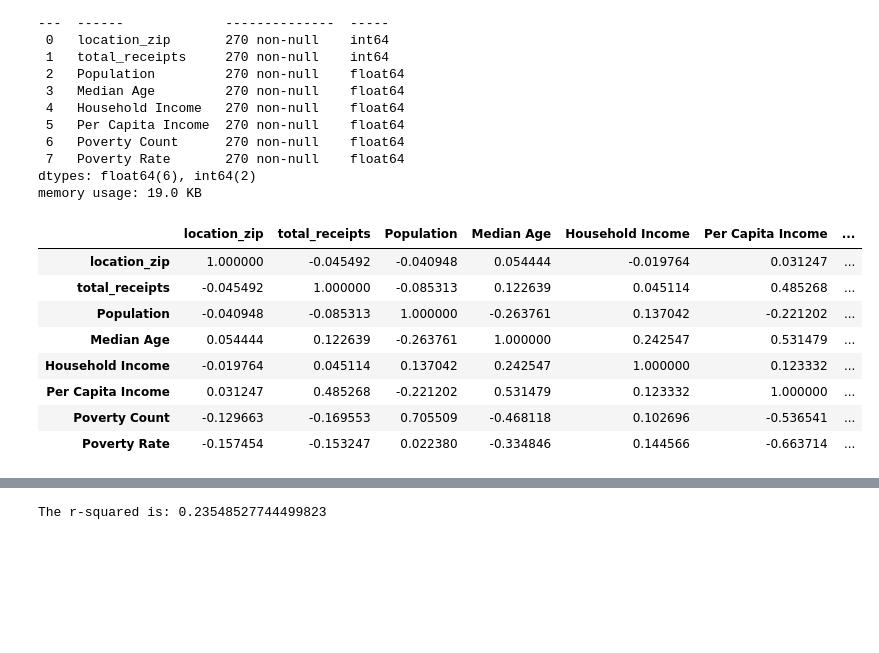
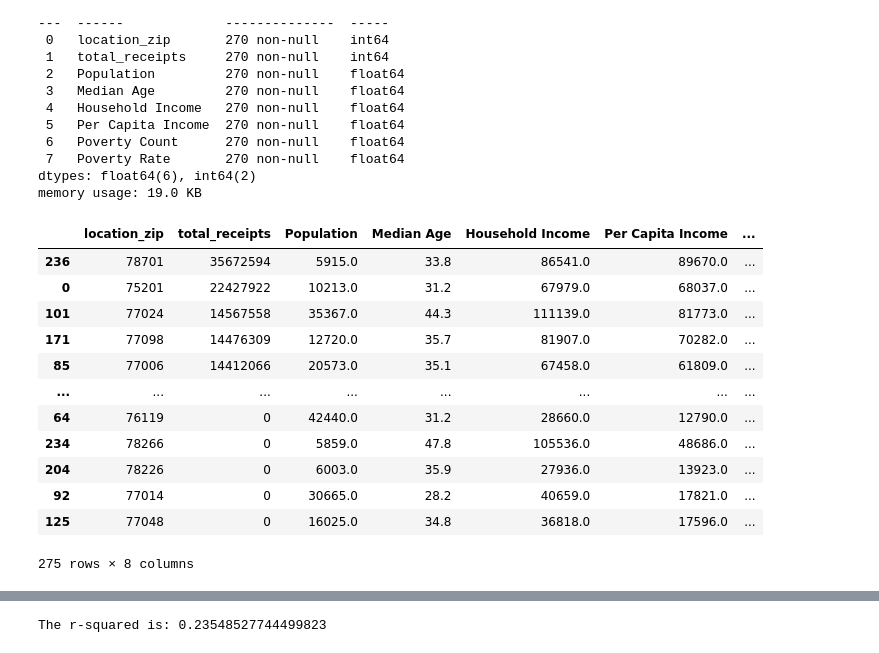
Before and after one commit to KelliDSmith/SMU_Project1_Group1, a Jupyter notebook: regression_kelli.ipynb, the cells around one changed output, grey strips where cells are left out. Saved outputs shown, nothing was run; the diff lists cells and outputs as text; code cells hidden in the pictures; blank space fills up the shorter version.

```diff
--- a/regression_kelli.ipynb
+++ b/regression_kelli.ipynb
@@ -83,22 +83,26 @@ memory usage: 19.0 KB
 # %%
 #2020 zips vs census data
 mask_2020 = dfcities.year == 2020
 df_2020 = dfcities[mask_2020]
 zip_sales_2020 = pd.DataFrame(df_2020.groupby('location_zip')['total_receipts'].sum()).reset_index()
 regres_2020 = pd.merge(zip_sales_2020,censusdf2,on="location_zip",how="left")
 clean_regress_2020 = regres_2020.dropna(how='any')
 clean_regress_2020.corr()['total_receipts'].reset_index()
-clean_regress_2020.corr()
+clean_regress_2020.sort_values('total_receipts',ascending=False)
 # %% [output]
 |  | location_zip | total_receipts | Population | Median Age | Household Income | Per Capita Income | ... |
-| location_zip | 1.000000 | -0.045492 | -0.040948 | 0.054444 | -0.019764 | 0.031247 | ... |
-| total_receipts | -0.045492 | 1.000000 | -0.085313 | 0.122639 | 0.045114 | 0.485268 | ... |
-| Population | -0.040948 | -0.085313 | 1.000000 | -0.263761 | 0.137042 | -0.221202 | ... |
-| Median Age | 0.054444 | 0.122639 | -0.263761 | 1.000000 | 0.242547 | 0.531479 | ... |
-| Household Income | -0.019764 | 0.045114 | 0.137042 | 0.242547 | 1.000000 | 0.123332 | ... |
-| Per Capita Income | 0.031247 | 0.485268 | -0.221202 | 0.531479 | 0.123332 | 1.000000 | ... |
-| Poverty Count | -0.129663 | -0.169553 | 0.705509 | -0.468118 | 0.102696 | -0.536541 | ... |
-| Poverty Rate | -0.157454 | -0.153247 | 0.022380 | -0.334846 | 0.144566 | -0.663714 | ... |
+| 236 | 78701 | 35672594 | 5915.0 | 33.8 | 86541.0 | 89670.0 | ... |
+| 0 | 75201 | 22427922 | 10213.0 | 31.2 | 67979.0 | 68037.0 | ... |
+| 101 | 77024 | 14567558 | 35367.0 | 44.3 | 111139.0 | 81773.0 | ... |
+| 171 | 77098 | 14476309 | 12720.0 | 35.7 | 81907.0 | 70282.0 | ... |
+| 85 | 77006 | 14412066 | 20573.0 | 35.1 | 67458.0 | 61809.0 | ... |
+| ... | ... | ... | ... | ... | ... | ... | ... |
+| 64 | 76119 | 0 | 42440.0 | 31.2 | 28660.0 | 12790.0 | ... |
+| 234 | 78266 | 0 | 5859.0 | 47.8 | 105536.0 | 48686.0 | ... |
+| 204 | 78226 | 0 | 6003.0 | 35.9 | 27936.0 | 13923.0 | ... |
+| 92 | 77014 | 0 | 30665.0 | 28.2 | 40659.0 | 17821.0 | ... |
+| 125 | 77048 | 0 | 16025.0 | 34.8 | 36818.0 | 17596.0 | ... |
+275 rows × 8 columns
 # %%
 # 2019 zip total sales vs Per Capita Income
 plt.figure(figsize=(8,6))
```
Also changed, not shown: parts of 7 cells of this notebook, 5 other files.
